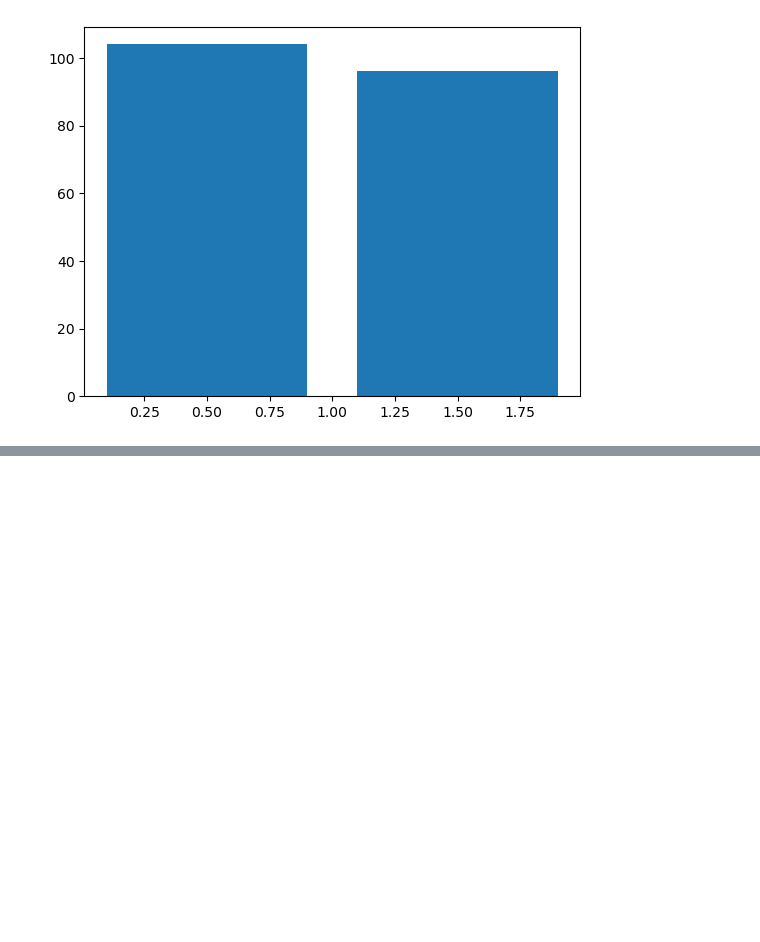
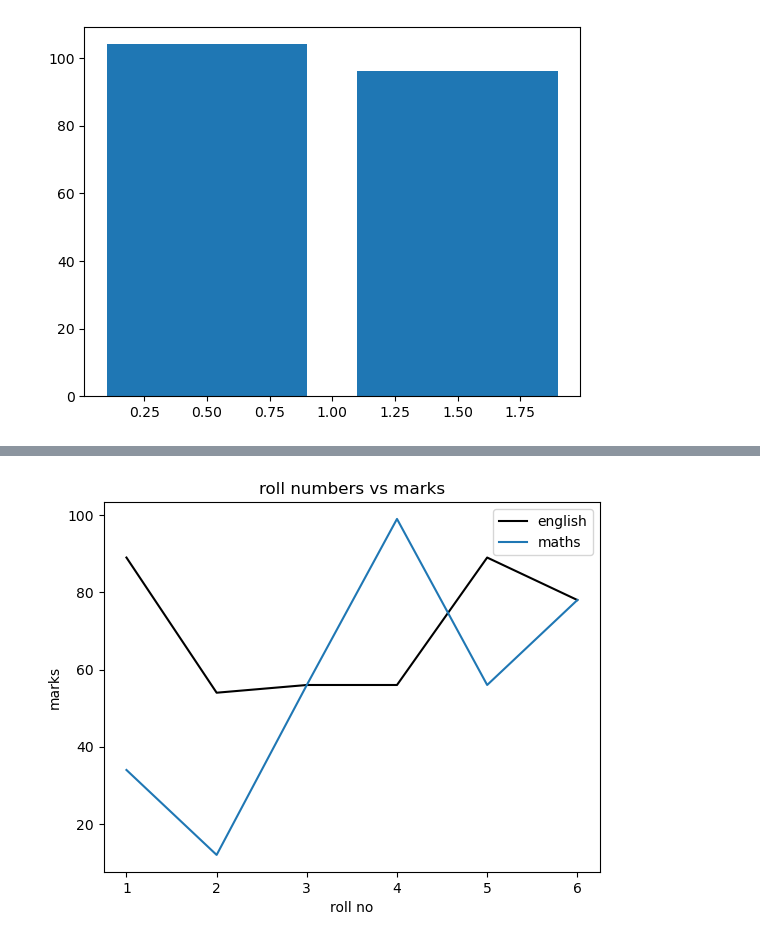
Before and after one commit to basavbamrah/training-sem-7, a Jupyter notebook: basics_5_matplt.ipynb, the cells around one changed output, grey strips where cells are left out. Saved outputs shown, nothing was run; the diff lists cells and outputs as text; code cells hidden in the pictures; blank space fills up the shorter version.

```diff
--- a/basics_5_matplt.ipynb
+++ b/basics_5_matplt.ipynb
@@ -82,0 +103,11 @@ plt.bar([.5,1.5],[male,female])
+# %%
+plt.plot(roll, eng, color='Black')
+plt.plot(roll, math)
+plt.xlabel('roll no')
+plt.ylabel('marks')
+plt.legend(['english', 'maths'])
+plt.title('roll numbers vs marks')
+plt.text()
+plt.show()
+# %% [output]
+[figure, added]
```
Also changed, not shown: parts of 9 cells of this notebook, 1 other file.
